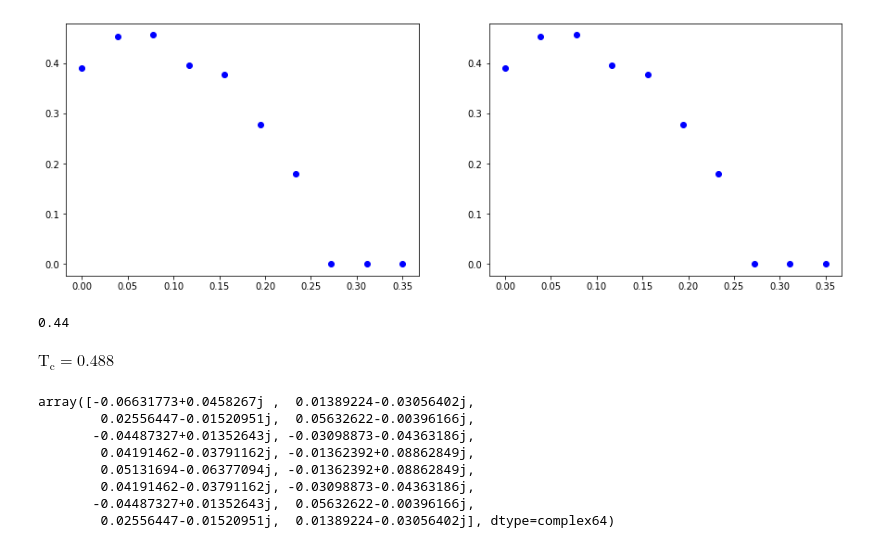
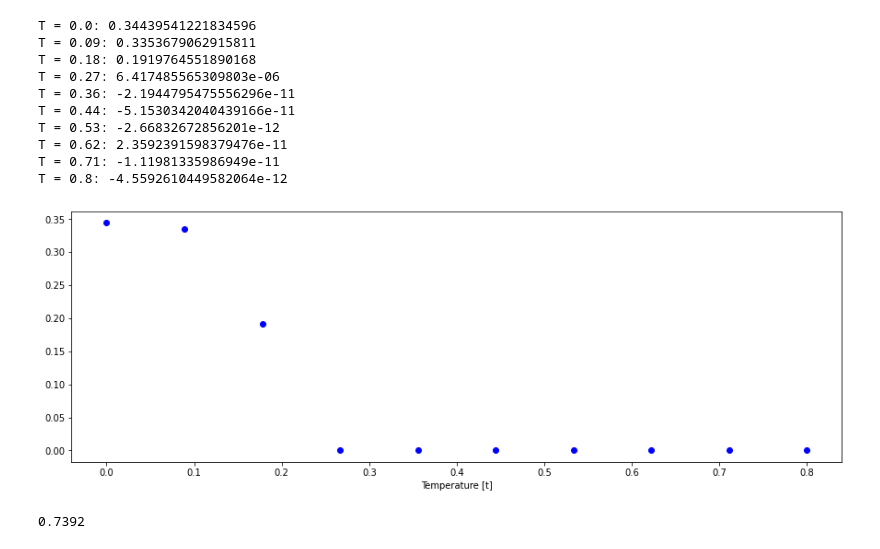
Before and after one commit to axeltib/BdG-numerical, a Jupyter notebook: code/spin_chain.ipynb, the cells around one changed output. Drawn from its saved outputs; the diff is of its cells as text; code cells hidden in the pictures.

```diff
--- a/code/spin_chain.ipynb
+++ b/code/spin_chain.ipynb
@@ -18,0 +29,10 @@ T = 0.5
+# %%
+fig, axs = plt.subplots(2, figsize=(10,10))
+axs[0].imshow(np.real(solver.H_bdg))
+delta_diag = np.diagonal(solver.delta)
+
+axs[1].plot(np.real(delta_diag))
+axs[1].grid()
+axs[1].set_xticks([i for i in range(N)])
+axs[1].set_xlabel("Lattice site index")
+axs[1].set_ylim(-1, 1)
@@ -86,40 +79,43 @@ T = 0.35
 # %%
 # Calculating the gap parameter amplitude
-T_set = np.linspace(0, 0.35, 10)
+N = 20
+Nc = 2
+t = 1
+mu = 0.5 * t
 
-def spatial_wave_function(j, beta, N):
-    return np.sqrt(1/N) * np.cos(2*np.pi * beta * j / N)
 
-fig, axs = plt.subplots(1, 2, figsize=(15,5))
+num_iter = 100
+
+T_set = np.linspace(0, 0.8*t, 10)
+
+fig, axs = plt.subplots(1, 1, figsize=(15,5))
+last_delta = np.zeros((N,N))
 
 # Creating a BdG instance
 for i, T in enumerate(T_set):
-    solver = BdG_method(N, Nc, mu, t, T, spatial_wave_function)
-    solver.run_solver(100)
-    delta_j = solver.get_spatial_1d_gap_parameter()
-    axs[1].scatter(T, solver.get_order_parameter_amplitude(delta_j), c="b")
-    axs[0].scatter(T, abs(min(np.abs(delta_j)) - max(np.abs(delta_j))), c="b")
+    if not np.any(last_delta):
+        solver = BdG_method(N, Nc, mu, t, T, num_iter)
+    else:
+        solver = BdG_method(N, Nc, mu, t, T, num_iter, delta=last_delta)
+    last_delta = solver.run_solver()
+    delta_diag = np.diagonal(solver.delta)
+    print("T = {0}: {1}".format(round(T, 2), np.mean(np.real(delta_diag))))
+    axs.scatter(T, np.mean(np.real(delta_diag)), c="b")
+    axs.set_xlabel("Temperature [t]")
 # %% [output]
+T = 0.0: 0.34439541221834596
+T = 0.09: 0.3353679062915811
+T = 0.18: 0.1919764551890168
+T = 0.27: 6.417485565309803e-06
+T = 0.36: -2.1944795475556296e-11
+T = 0.44: -5.1530342040439166e-11
+T = 0.53: -2.66832672856201e-12
+T = 0.62: 2.3592391598379476e-11
+T = 0.71: -1.11981335986949e-11
+T = 0.8: -4.5592610449582064e-12
-[figure, old version]
+[figure, new version]
 # %%
-Tc = 0.25
-delta0 = 3.52/2 * Tc
-delta0
+Tc = 0.42
+3.52/2 * Tc
 # %% [output]
-0.44
+0.7392
-# %% [markdown]
-$\mathrm{T_c} = 0.488$
-# %%
-solver = BdG_method(N, Nc, mu, t, T, spatial_wave_function)
-solver.run_solver()
-
-solver.get_spatial_1d_gap_parameter()
-# %% [output]
-array([-0.06631773+0.0458267j ,  0.01389224-0.03056402j,
-        0.02556447-0.01520951j,  0.05632622-0.00396166j,
-       -0.04487327+0.01352643j, -0.03098873-0.04363186j,
-        0.04191462-0.03791162j, -0.01362392+0.08862849j,
-        0.05131694-0.06377094j, -0.01362392+0.08862849j,
-        0.04191462-0.03791162j, -0.03098873-0.04363186j,
-       -0.04487327+0.01352643j,  0.05632622-0.00396166j,
-        0.02556447-0.01520951j,  0.01389224-0.03056402j], dtype=complex64)
```
Also changed, not shown: parts of 11 cells of this notebook, 3 other files.
